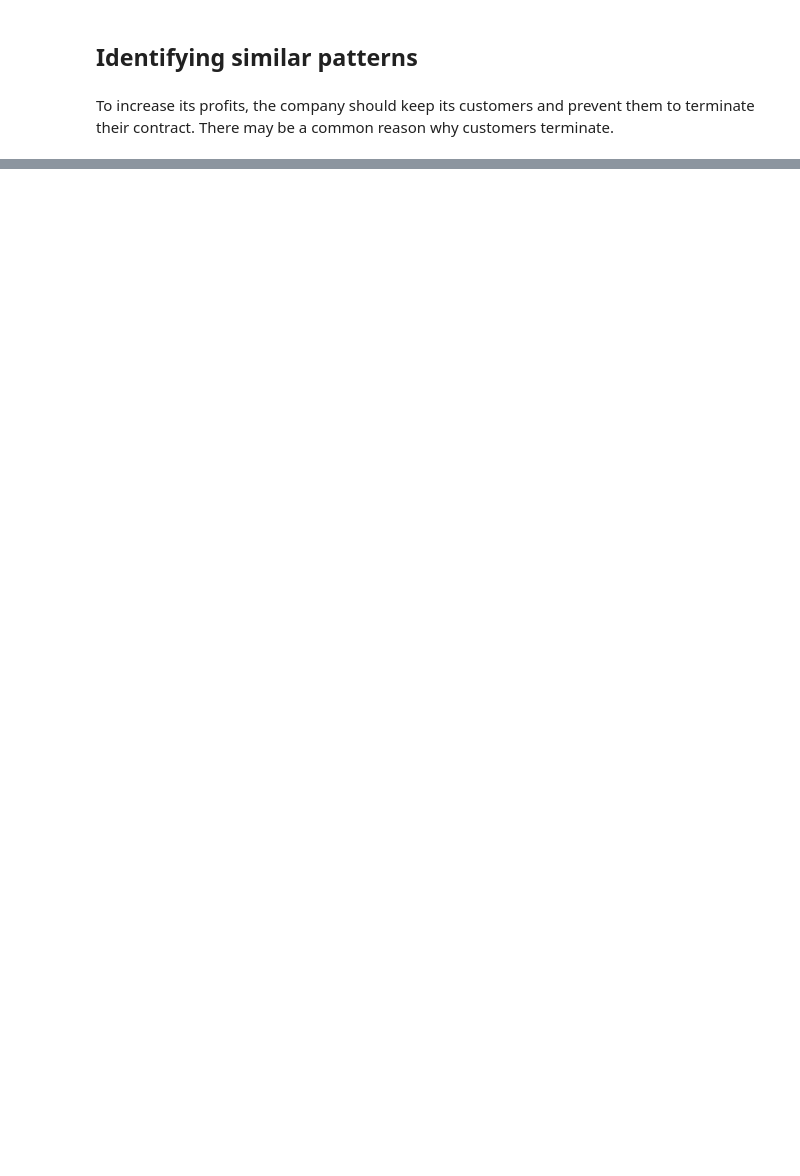
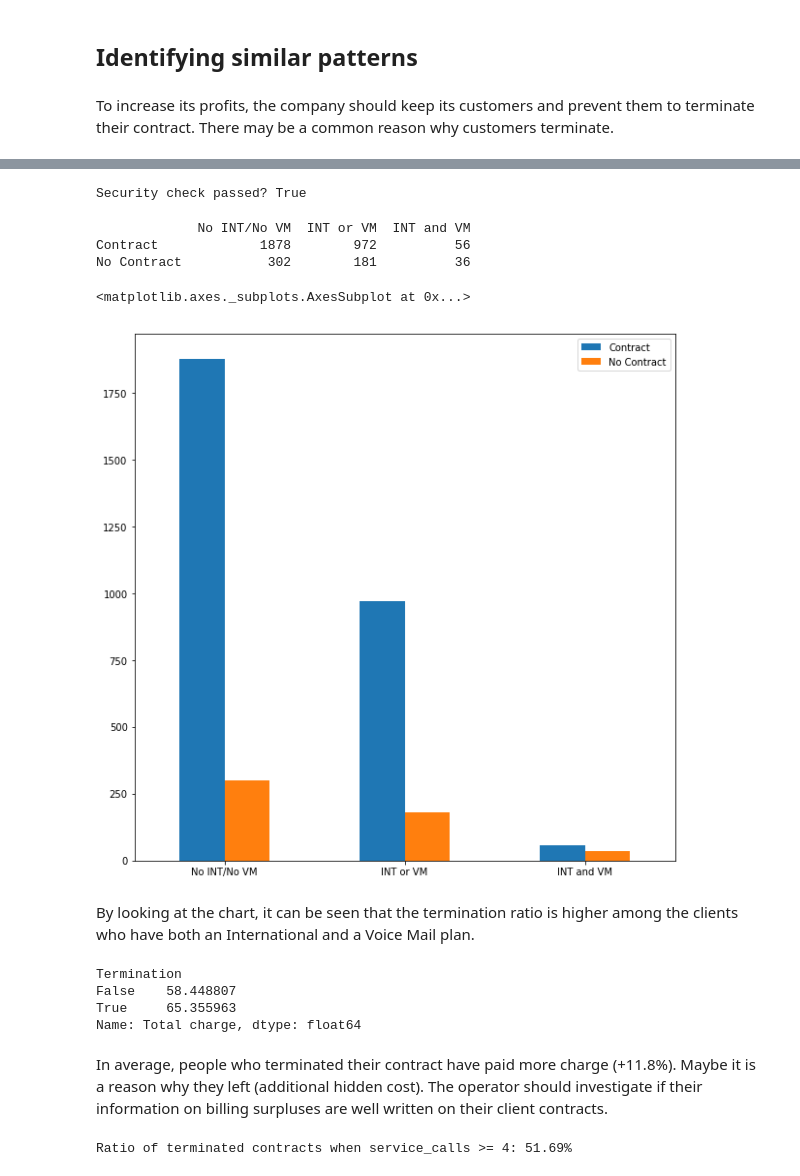
Before and after one commit to tca19/data-analysis, a Jupyter notebook: use-cases-DA-1/1-telecom-client-solutions.ipynb, the cells around one changed output, grey strips where cells are left out. Saved outputs shown, nothing was run; the diff lists cells and outputs as text; code cells hidden in the pictures; blank space fills up the shorter version.

Commit message:
add solutions for identifying patterns in telecom-clients.ipynb

```diff
--- a/use-cases-DA-1/1-telecom-client-solutions.ipynb
+++ b/use-cases-DA-1/1-telecom-client-solutions.ipynb
@@ -164,3 +202,57 @@ To increase its profits, the company should keep its customers and prevent them
+# %%
+# Find the following information:
+#  - number of users with a contract AND (NO International plan AND NO Voice mail plan)
+#  - number of users with a contract AND (International plan OR Voice mail plan)
+#  - number of users with a contract AND (International plan AND Voice mail plan)
+#  - the same 3 information for users who terminated their contract
+contract_noINT_noVM = len(data_clients[(data_clients.Termination == False) &
+                                       (data_clients["International plan"] == "No") &
+                                       (data_clients["Voice mail plan"] == "No")].index)
+contract_INT_or_VM = len(data_clients[(data_clients.Termination == False) &
+                                       ((data_clients["International plan"] == "Yes") |
+                                       (data_clients["Voice mail plan"] == "Yes"))].index)
+contract_INT_and_VM = len(data_clients[(data_clients.Termination == False) &
+                                       (data_clients["International plan"] == "Yes") &
+                                       (data_clients["Voice mail plan"] == "Yes")].index)
+
+no_contract_noINT_noVM = len(data_clients[(data_clients.Termination) &
+                                       (data_clients["International plan"] == "No") &
+                                       (data_clients["Voice mail plan"] == "No")].index)
+no_contract_INT_or_VM = len(data_clients[(data_clients.Termination) &
+                                       ((data_clients["International plan"] == "Yes") |
+                                       (data_clients["Voice mail plan"] == "Yes"))].index)
+no_contract_INT_and_VM = len(data_clients[(data_clients.Termination) &
+                                       (data_clients["International plan"] == "Yes") &
+                                       (data_clients["Voice mail plan"] == "Yes")].index)
+
+# Security check: summing the number of people with (noINT & noVM) and (INT or VM)
+# for both people with and without a contract should give the total number of clients.
+# (because each client can only be in one of those categories)
+s = contract_noINT_noVM + contract_INT_or_VM + no_contract_noINT_noVM + no_contract_INT_or_VM
+print("Security check passed? {}".format(s == len(data_clients.index)))
+# %% [output]
+Security check passed? True
+# %%
+# Print the 6 previous information in a vertical bar graph
+# Add a legend to differenciate the different categories
+
+# The more meaningful visualization is the one that plot next
+# each category with separate bars for terminated/not terminated.
+infos = pd.DataFrame({"No INT/No VM": [contract_noINT_noVM, no_contract_noINT_noVM],
+                      "INT or VM": [contract_INT_or_VM, no_contract_INT_or_VM],
+                      "INT and VM": [contract_INT_and_VM, no_contract_INT_and_VM]
+                     }, index=["Contract", "No Contract"])
+print(infos)
+#infos2 = pd.DataFrame({"a": [contract_noINT_noVM]})
+infos.T.plot(kind="bar", rot=0, figsize=(10, 10))
+# %% [output]
+             No INT/No VM  INT or VM  INT and VM
+Contract             1878        972          56
+No Contract           302        181          36
+<matplotlib.axes._subplots.AxesSubplot at 0x...>
+[figure, added]
+# %% [markdown]
+By looking at the chart, it can be seen that the termination ratio is higher among the clients who have both an International and a Voice Mail plan.
 # %%
 # Add a new column "Total charge" that is the sum of 4
 # other colums:
@@ -172,7 +268,20 @@ To increase its profits, the company should keep its customers and prevent them
 # Find the mean of "Total charge" for users with a contract
 # and those who terminated. Do you have any opinion on this
 # result?
+data_clients.groupby("Termination").mean()["Total charge"]
+# %% [output]
+Termination
+False    58.448807
+True     65.355963
+Name: Total charge, dtype: float64
+# %% [markdown]
+In average, people who terminated their contract have paid more charge (+11.8%). Maybe it is a reason why they left (additional hidden cost). The operator should investigate if their information on billing surpluses are well written on their client contracts.
 # %%
 # Find the people with at least 4 calls to customer
 # service. What is the ratio of users who terminated among
 # these users?
+more_than_4calls = data_clients[data_clients["Customer service calls"] >= 4]
+ratio_more_than_4calls = more_than_4calls.Termination.value_counts()[True] / len(more_than_4calls.index)
+print("Ratio of terminated contracts when service_calls >= 4: {:.2f}%".format(ratio_more_than_4calls * 100))
+# %% [output]
+Ratio of terminated contracts when service_calls >= 4: 51.69%
```
Also changed, not shown: parts of 9 cells of this notebook.
